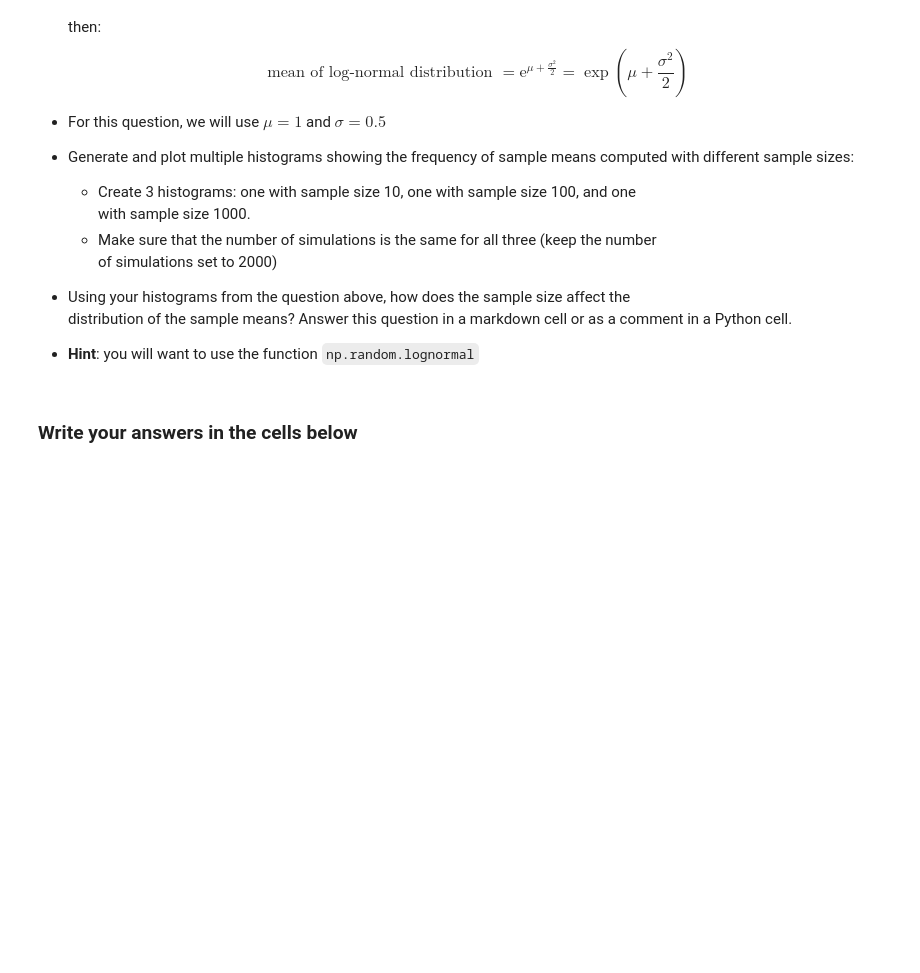
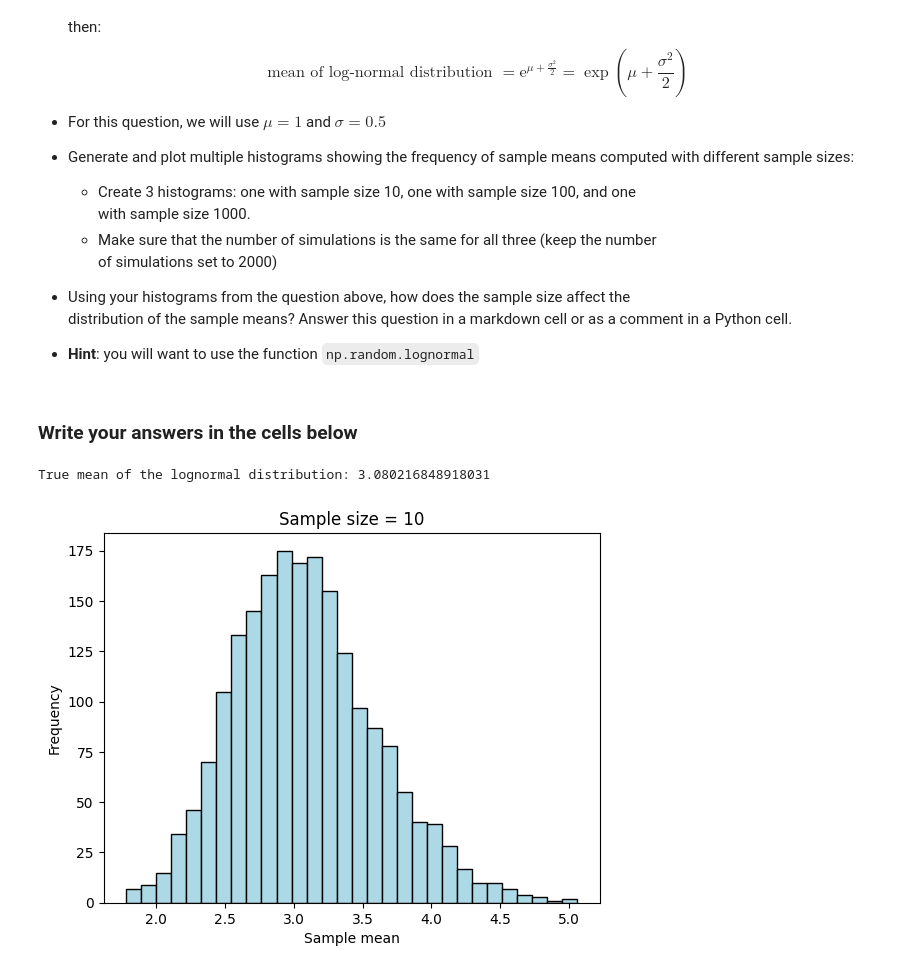
Before and after one commit to joycheng88/qtm151fall2025, a Jupyter notebook: Assignments/assignment_4/Assignment4.ipynb, the cells around one changed output. Cells and saved outputs as stored; diff of their text form; code cells hidden in the pictures; blank space fills up the shorter version.

```diff
--- a/Assignments/assignment_4/Assignment4.ipynb
+++ b/Assignments/assignment_4/Assignment4.ipynb
@@ -194,0 +174,31 @@ num_simulations = 2000
+# %%
+# Sample Size 10
+np.random.seed(1234) # set the seed for reproducibility
+num_simulations = 2000
+
+# Complete the code
+mu = 1
+sigma = 0.5
+
+# Compute true mean of the lognormal distribution
+mean_lognormal = np.exp(mu + sigma**2 / 2)
+print("True mean of the lognormal distribution:", mean_lognormal)
+
+# Compute the sample means for sample size 10
+sample_means_10 = []
+
+for i in range(num_simulations):
+    sample = np.random.lognormal(mu, sigma, 10)  # draw 10 values
+    mean_val = np.mean(sample) # compute mean
+    sample_means_10.append(mean_val)  # store the mean
+
+# Create the plot
+plt.figure()
+plt.hist(sample_means_10, bins=30, color='lightblue', edgecolor='black')
+plt.title(f'Sample size = 10')
+plt.xlabel('Sample mean')
+plt.ylabel('Frequency')
+plt.show()
+# %% [output]
+True mean of the lognormal distribution: 3.080216848918031
+[figure, added]
```
Also changed, not shown: parts of 8 cells of this notebook, 1 other file.
